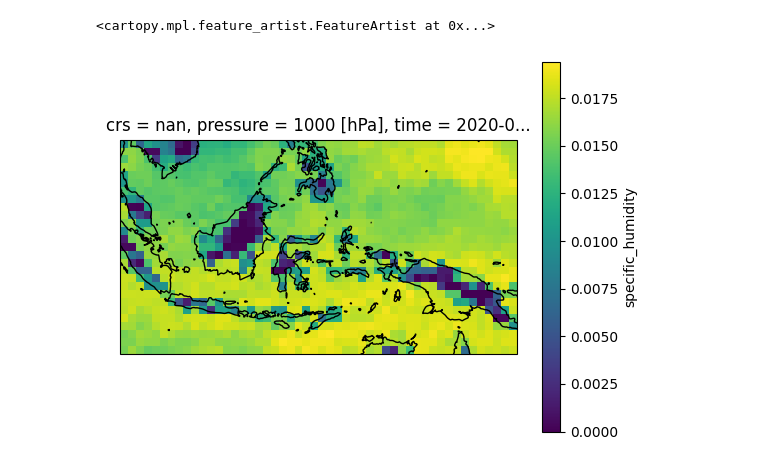
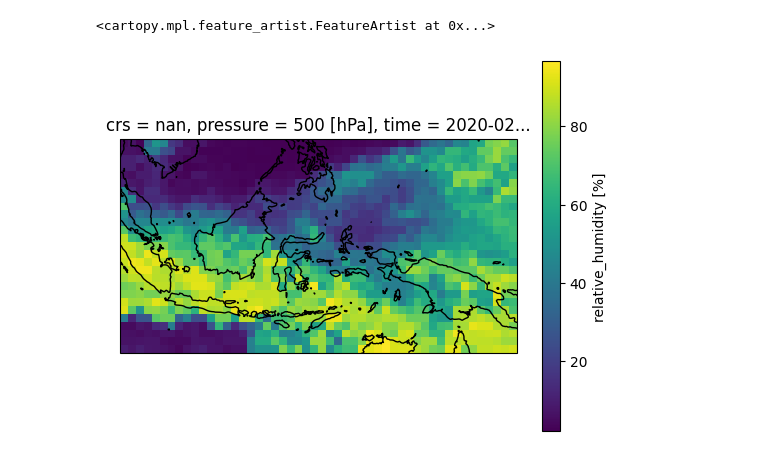
Before and after one commit to 21centuryweather/hk25-AusNode-LargeScaleP, a Jupyter notebook: work_folder/UK/locate_healpix_MC_z6_UK.ipynb, the cells around one changed output. Saved outputs shown, nothing was run; the diff lists cells and outputs as text; code cells hidden in the pictures.

```diff
--- a/work_folder/UK/locate_healpix_MC_z6_UK.ipynb
+++ b/work_folder/UK/locate_healpix_MC_z6_UK.ipynb
@@ -24,7 +24,7 @@ def get_nn_lon_lat_index(nside, lons, lats):
 zarr_file = "/g/data/qx55/uk_node/glm.n2560_RAL3p3/data.healpix.PT3H.z6.zarr"
 ds = xr.open_zarr(zarr_file)
 # %%
-var_um = ds['hus'].sel(pressure=slice(100,1000))
+var_um = ds['hur'].sel(pressure=500) # slice(100,1000)
 # %%
 # Find the HEALPix pixels that are closest to the ERA5 grid
 res = 1
@@ -33,7 +33,7 @@ lon = np.arange(100,149+res,res)
 lat = np.arange(-13, 13+res,res)
 
 # nside for um simulation, it should be equal to 2**zoom
-this_nside = hp.get_nside(var_um.isel(pressure=1))
+this_nside = hp.get_nside(var_um)
 
 cells = get_nn_lon_lat_index(this_nside, lon, lat)
 
@@ -41,11 +41,11 @@ var_um_regrided = var_um.isel(cell = cells)#.rename({'lon': 'longitude', 'lat':
 # %%
 projection = ccrs.PlateCarree(central_longitude = 0.0)
 fig, ax = plt.subplots(subplot_kw = {"projection": projection})
-var_um_regrided.isel(time = 100).isel(pressure=-1).plot(cmap = 'viridis', transform = ccrs.PlateCarree()) #
+var_um_regrided.isel(time = 100).plot(cmap = 'viridis', transform = ccrs.PlateCarree()) #.isel(pressure=-1)
 ax.coastlines()
 # %% [output]
 <cartopy.mpl.feature_artist.FeatureArtist at 0x...>
-[figure, old version]
+[figure, new version]
 # %%
 
 # Create full date range from 2020-03-01 to 2021-02-28
```
Also changed, not shown: parts of 1 cell of this notebook, 12 other files.
